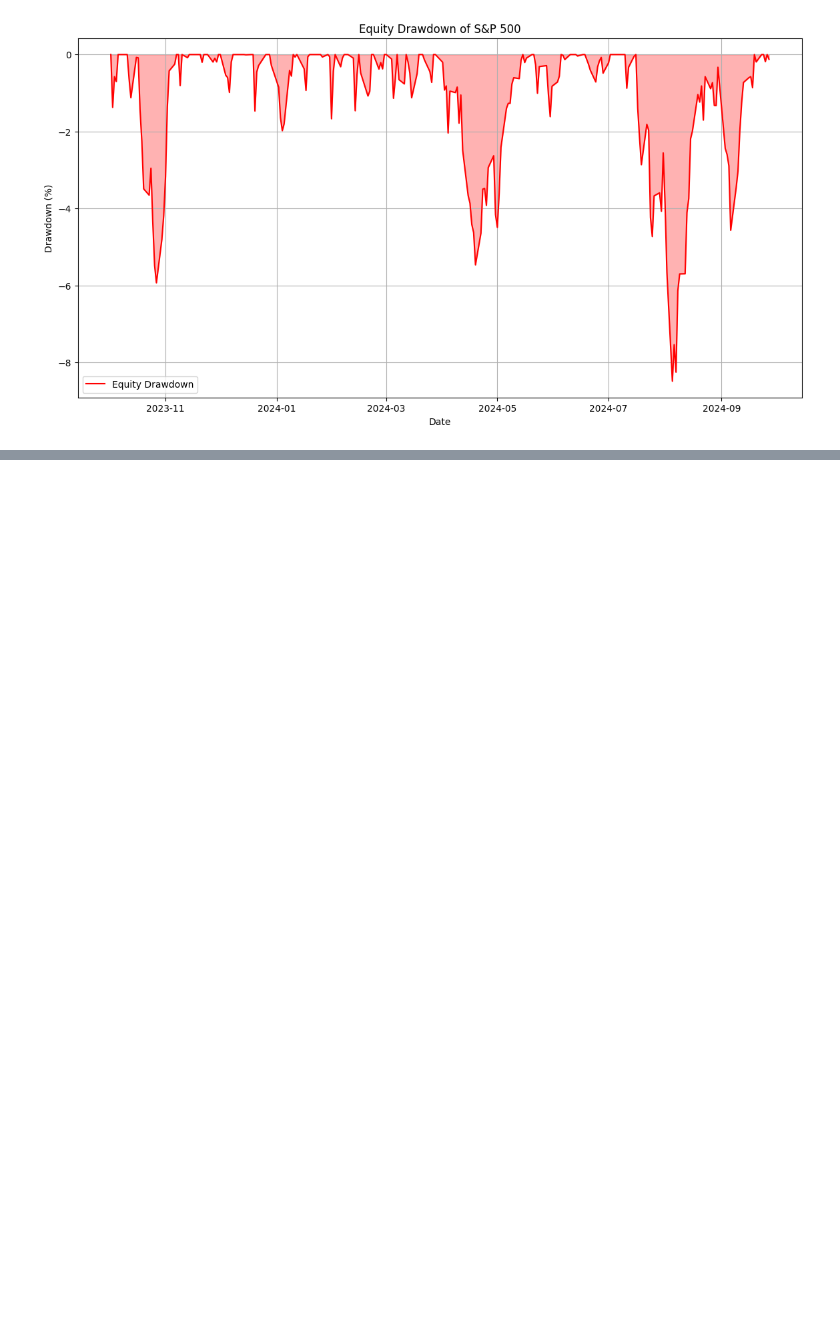
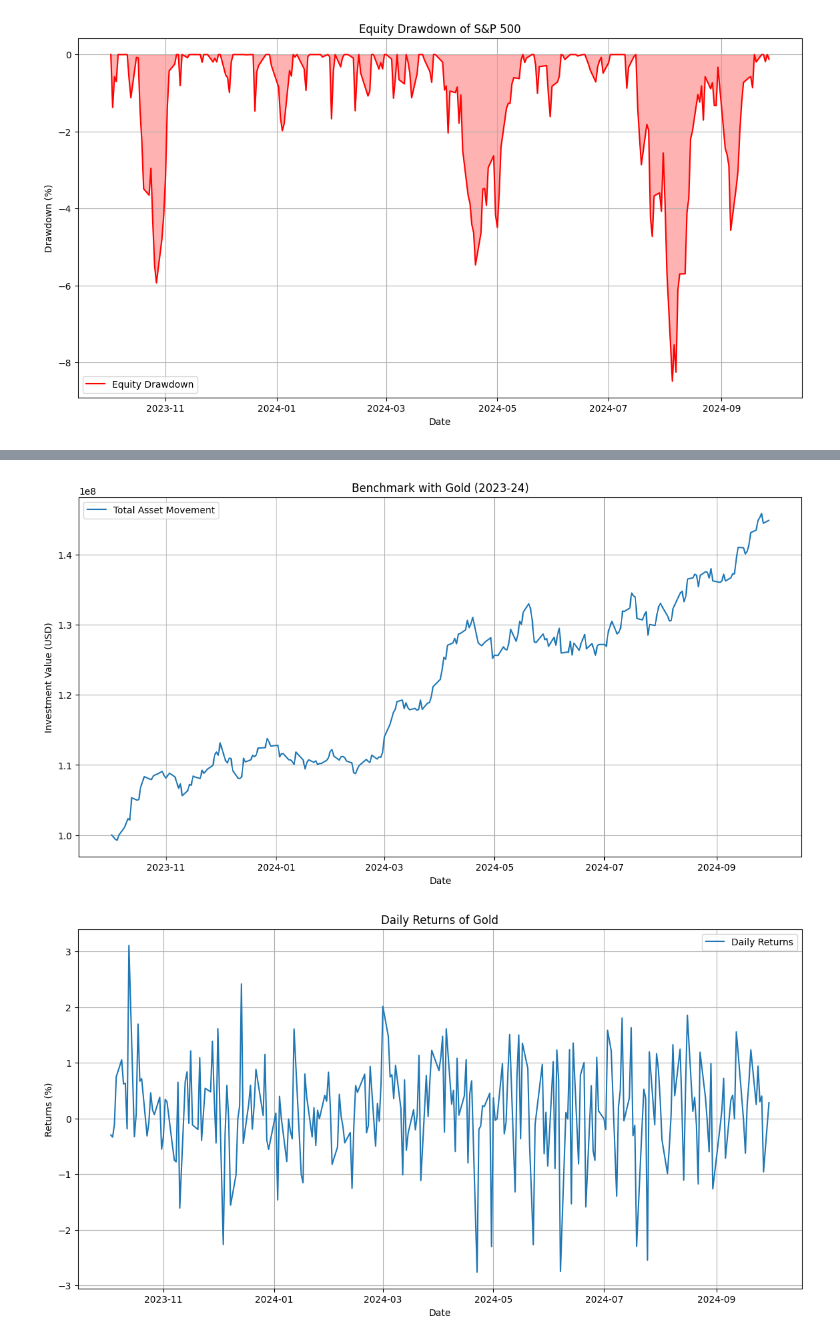
Before and after one commit to ak7660/GraapeInvestment, a Jupyter notebook: benchmark.ipynb, the cells around one changed output, grey strips where cells are left out. Drawn from its saved outputs; the diff is of its cells as text; code cells hidden in the pictures; blank space fills up the shorter version.

```diff
--- a/benchmark.ipynb
+++ b/benchmark.ipynb
@@ -58,0 +113,54 @@ plt.show()
+# %%
+import yfinance as yf
+import pandas as pd
+import matplotlib.pyplot as plt
+# Fetch Nasdaq data
+investment_amount = 100_000_000  # 100M USD
+start_date = "2023-10-01"
+end_date = pd.Timestamp.today().strftime('%Y-%m-%d')# Fetch Gold data
+gold = yf.Ticker("GC=F")
+gold_data = gold.history(start=start_date, end=end_date)
+
+# Calculate the total asset movement
+gold_data['Investment Value'] = (gold_data['Close'] / gold_data['Close'].iloc[0]) * investment_amount
+
+# Calculate the returns
+gold_data['Returns'] = gold_data['Close'].pct_change() * 100  # Convert to percentage
+
+# Calculate the drawdown
+gold_data['Peak'] = gold_data['Investment Value'].cummax()
+gold_data['Drawdown'] = (gold_data['Investment Value'] - gold_data['Peak']) / gold_data['Peak'] * 100
+
+# Plot the total asset movement
+plt.figure(figsize=(14, 7))
+plt.plot(gold_data.index, gold_data['Investment Value'], label='Total Asset Movement')
+plt.title('Benchmark with Gold (2023-24)')
+plt.xlabel('Date')
+plt.ylabel('Investment Value (USD)')
+plt.legend()
+plt.grid(True)
+plt.show()
+
+# Plot the returns
+plt.figure(figsize=(14, 7))
+plt.plot(gold_data.index, gold_data['Returns'], label='Daily Returns')
+plt.title('Daily Returns of Gold')
+plt.xlabel('Date')
+plt.ylabel('Returns (%)')
+plt.legend()
+plt.grid(True)
+plt.show()
+
+# Plot the drawdown with filled color
+plt.figure(figsize=(14, 7))
+plt.plot(gold_data.index, gold_data['Drawdown'], label='Equity Drawdown', color='red')
+plt.fill_between(gold_data.index, gold_data['Drawdown'], color='red', alpha=0.3)
+plt.title('Equity Drawdown of Gold')
+plt.xlabel('Date')
+plt.ylabel('Drawdown (%)')
+plt.legend()
+plt.grid(True)
+plt.show()
+# %% [output]
+[figure, added]
+[figure, added]
```
Also changed, not shown: parts of 3 cells of this notebook, 1 other file.
